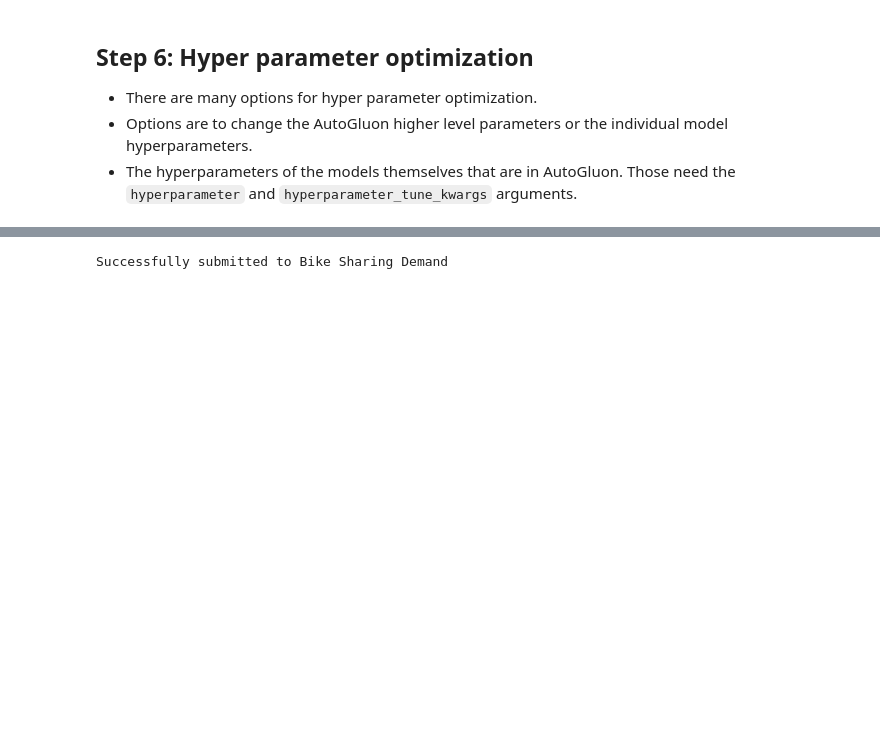
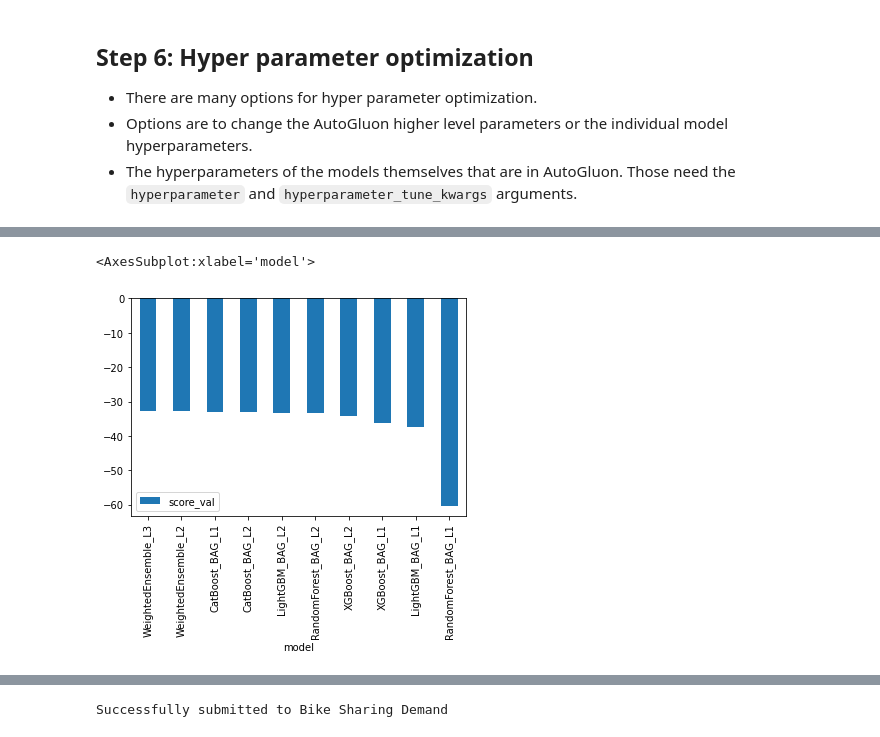
Before and after one commit to udacity/cd0385-project-starter, a Jupyter notebook: project/project-template.ipynb, the cells around one changed output, grey strips where cells are left out. Saved outputs shown, nothing was run; the diff lists cells and outputs as text; code cells hidden in the pictures; blank space fills up the shorter version.

```diff
--- a/project/project-template.ipynb
+++ b/project/project-template.ipynb
@@ -507,7 +516,8 @@ submission_new_hpo.csv       2023-06-02 23:23:45  new features with hyperparamet
 # %%
 hyperparameters = {'CAT': {'depth':8, 'l2_leaf_reg':10},
                   'XGB':{'objective':'reg:pseudohubererror', 'eval_metric':'rmse', 'max_depth':10, 'eta':0.03},
-                   'GBM':{'objective':'regression_l1', 'num_boost_round':500, 'num_leaves':50, 'eta':0.001, 'random_state'=32}
+                   'GBM':{'objective':'regression_l1', 'num_boost_round':500, 'num_leaves':50, 'eta':0.001, 'random_state':32},
+                   'RF':{'n_estimators':500, 'max_depth':8, 'min_samples_split':4, 'min_samples_leaf':3, 'max_features':'auto', 'random_state':32}
                   }
 
 hyperparameter_tune_kwargs = {}
@@ -590,4 +600,10 @@ predictions_new_hpo.head()
 Name: count, dtype: float32
+# %%
+# Evaluate the models performance
+predictor_new_hpo.leaderboard(silent=True).plot(kind='bar', x='model', y='score_val')
+# %% [output]
+<AxesSubplot:xlabel='model'>
+[figure, added]
 # %%
 # Remember to set all negative values to zero
 predictions_new_hpo[predictions_new_hpo.values<0]
```
Also changed, not shown: parts of 45 cells of this notebook, 6 other files.
